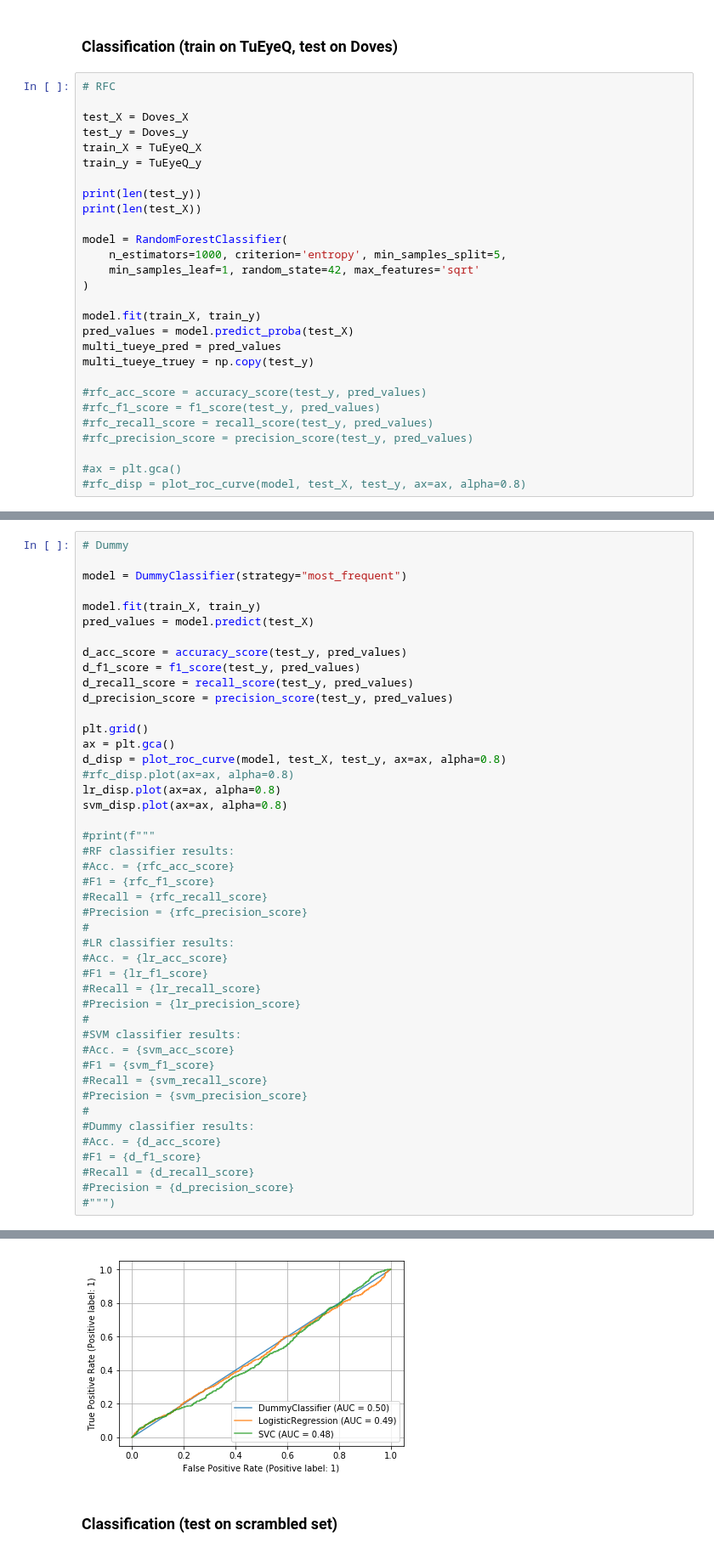
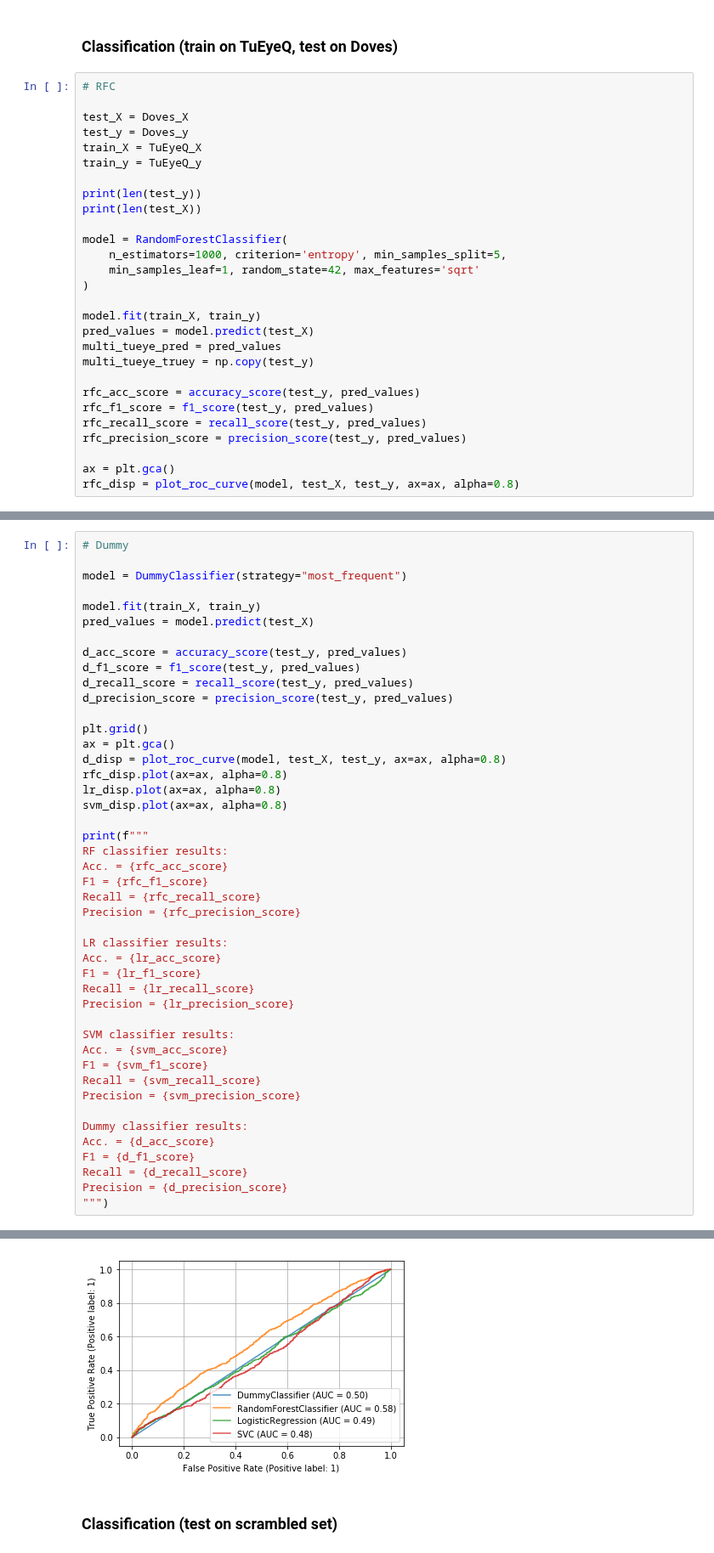
Before and after one commit to kroglkt/CogSci3, a Jupyter notebook: Combined Datasets.ipynb, the cells around one changed output, grey strips where cells are left out. Shown at 85% size. Cells and saved outputs as stored; diff of their text form.

```diff
--- a/Combined Datasets.ipynb
+++ b/Combined Datasets.ipynb
@@ -204,17 +217,17 @@ model = RandomForestClassifier(
 )
 
 model.fit(train_X, train_y)
-pred_values = model.predict_proba(test_X)
+pred_values = model.predict(test_X)
 multi_tueye_pred = pred_values
 multi_tueye_truey = np.copy(test_y)
 
-#rfc_acc_score = accuracy_score(test_y, pred_values)
-#rfc_f1_score = f1_score(test_y, pred_values)
-#rfc_recall_score = recall_score(test_y, pred_values)
-#rfc_precision_score = precision_score(test_y, pred_values)
+rfc_acc_score = accuracy_score(test_y, pred_values)
+rfc_f1_score = f1_score(test_y, pred_values)
+rfc_recall_score = recall_score(test_y, pred_values)
+rfc_precision_score = precision_score(test_y, pred_values)
 
-#ax = plt.gca()
-#rfc_disp = plot_roc_curve(model, test_X, test_y, ax=ax, alpha=0.8)
+ax = plt.gca()
+rfc_disp = plot_roc_curve(model, test_X, test_y, ax=ax, alpha=0.8)
 # %% [output]
 2929
 2929
@@ -272,33 +286,33 @@ d_precision_score = precision_score(test_y, pred_values)
 plt.grid()
 ax = plt.gca()
 d_disp = plot_roc_curve(model, test_X, test_y, ax=ax, alpha=0.8)
-#rfc_disp.plot(ax=ax, alpha=0.8)
+rfc_disp.plot(ax=ax, alpha=0.8)
 lr_disp.plot(ax=ax, alpha=0.8)
 svm_disp.plot(ax=ax, alpha=0.8)
 
-#print(f"""
-#RF classifier results:
-#Acc. = {rfc_acc_score}
-#F1 = {rfc_f1_score}
-#Recall = {rfc_recall_score}
-#Precision = {rfc_precision_score}
-#
-#LR classifier results:
-#Acc. = {lr_acc_score}
-#F1 = {lr_f1_score}
-#Recall = {lr_recall_score}
-#Precision = {lr_precision_score}
-#
-#SVM classifier results:
-#Acc. = {svm_acc_score}
-#F1 = {svm_f1_score}
-#Recall = {svm_recall_score}
-#Precision = {svm_precision_score}
-#
-#Dummy classifier results:
-#Acc. = {d_acc_score}
-#F1 = {d_f1_score}
-#Recall = {d_recall_score}
-#Precision = {d_precision_score}
-#""")
+print(f"""
+RF classifier results:
+Acc. = {rfc_acc_score}
+F1 = {rfc_f1_score}
+Recall = {rfc_recall_score}
+Precision = {rfc_precision_score}
+
+LR classifier results:
+Acc. = {lr_acc_score}
+F1 = {lr_f1_score}
+Recall = {lr_recall_score}
+Precision = {lr_precision_score}
+
+SVM classifier results:
+Acc. = {svm_acc_score}
+F1 = {svm_f1_score}
+Recall = {svm_recall_score}
+Precision = {svm_precision_score}
+
+Dummy classifier results:
+Acc. = {d_acc_score}
+F1 = {d_f1_score}
+Recall = {d_recall_score}
+Precision = {d_precision_score}
+""")
 # %% [output]
@@ -306,4 +336,4 @@ svm_disp.plot(ax=ax, alpha=0.8)
-[figure, old version]
+[figure, new version]
 # %% [markdown]
 ### Classification (test on scrambled set)
 # %%
```
Also changed, not shown: parts of 11 cells of this notebook, 4 other files.
